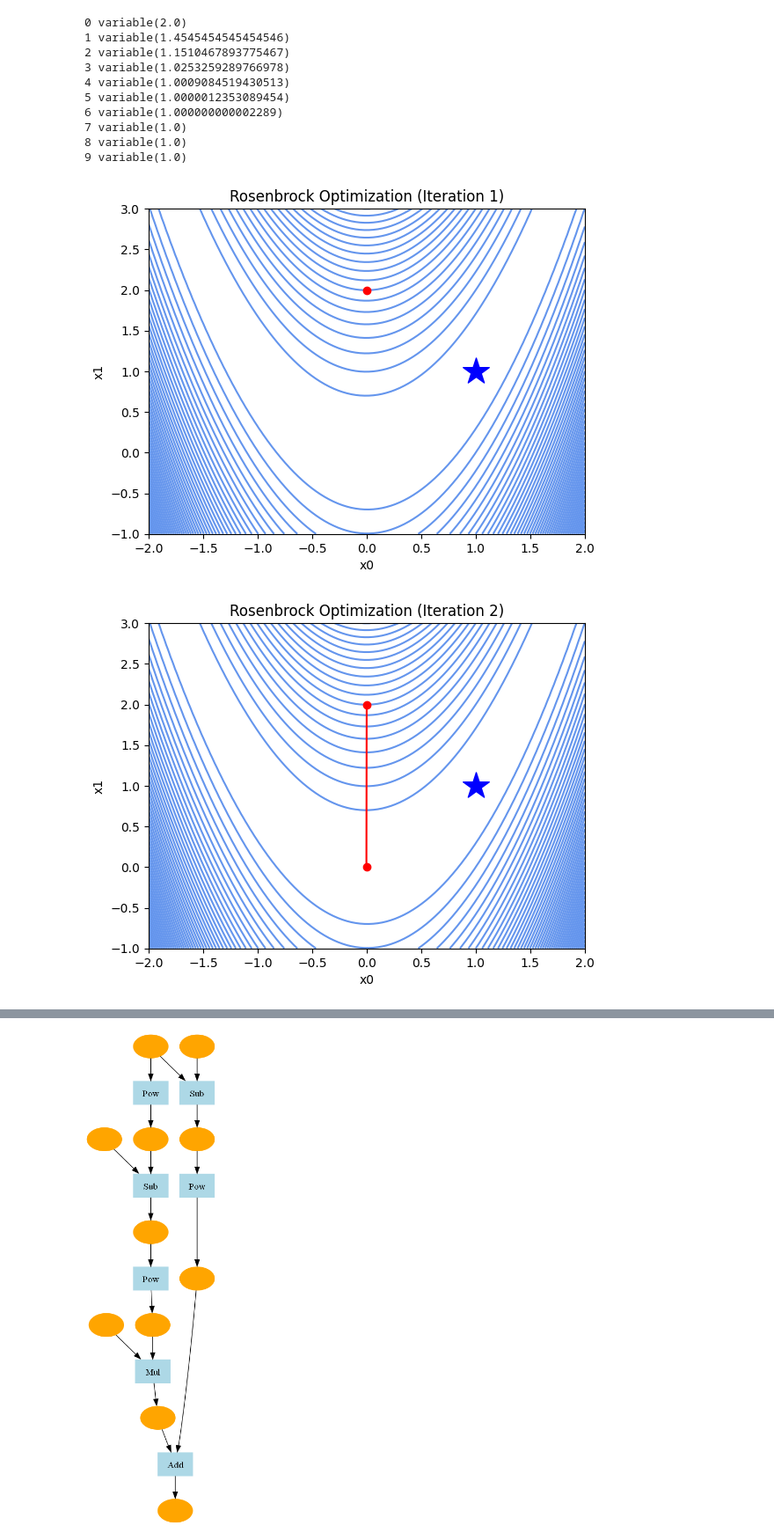
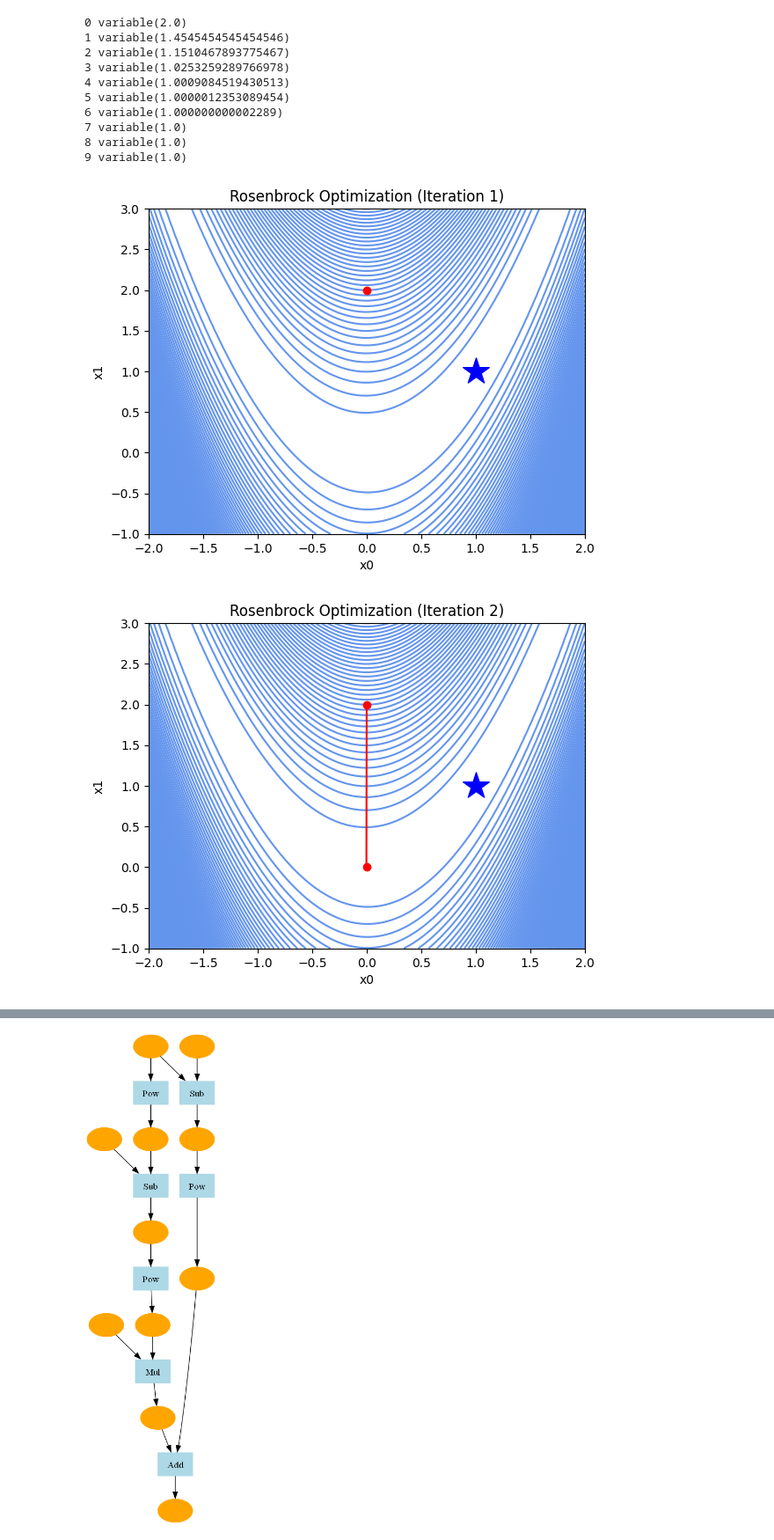
Before and after one commit to sajacaros/deep-learning-from-scratch-3, a Jupyter notebook: docs/03_고차미분계산/33단계_뉴턴방법.ipynb, the cells around one changed output, grey strips where cells are left out. Shown at 88% size. Cells and saved outputs as stored; diff of their text form; code cells hidden in the pictures.

```diff
--- a/docs/03_고차미분계산/33단계_뉴턴방법.ipynb
+++ b/docs/03_고차미분계산/33단계_뉴턴방법.ipynb
@@ -110,33 +110,34 @@ for i in range(iters):
     gx1 = x1.grad
     x1.cleargrad()
 
     gx0.backward()
     gx1.backward()
 
     gx0_2 = x0.grad
     gx1_2 = x1.grad
 
 
     x0.data -= gx0.data / gx0_2.data
     x1.data -= gx1.data / gx1_2.data
+
     # if i <10: #i % log_interval ==0 or i==2:
     # 그래프 업데이트
     plt.clf()
     # Rosenbrock 함수의 등고선 플롯만 그리기
     x0_range = np.linspace(-2, 2, 100)
     x1_range = np.linspace(-1, 3, 100)
     X0,X1= np.meshgrid(x0_range, x1_range)
     Y = rosenbrock(Variable(X0), Variable(X1))
-    plt.contour(X0, X1, Y.data, levels=50, colors='cornflowerblue')
+    plt.contour(X0, X1, Y.data, levels=100, colors='cornflowerblue')
 
     # 현재 포인트 표시 및 선으로 연결
     plt.scatter([1.0], [1.0],marker="*", color="blue",s=500) # plotting single point
     plt.plot(x0_history, x1_history, "ro-",)
     plt.xlabel('x0')
     plt.ylabel('x1')
     plt.title(f'Rosenbrock Optimization (Iteration {i+1})')
 
     plt.pause(0.01)  # 잠시 멈춤
 # %% [output]
-[figure, old version]
+[figure, new version]
-[figure, old version]
+[figure, new version]
```
Also changed, not shown: parts of 2 cells of this notebook.
